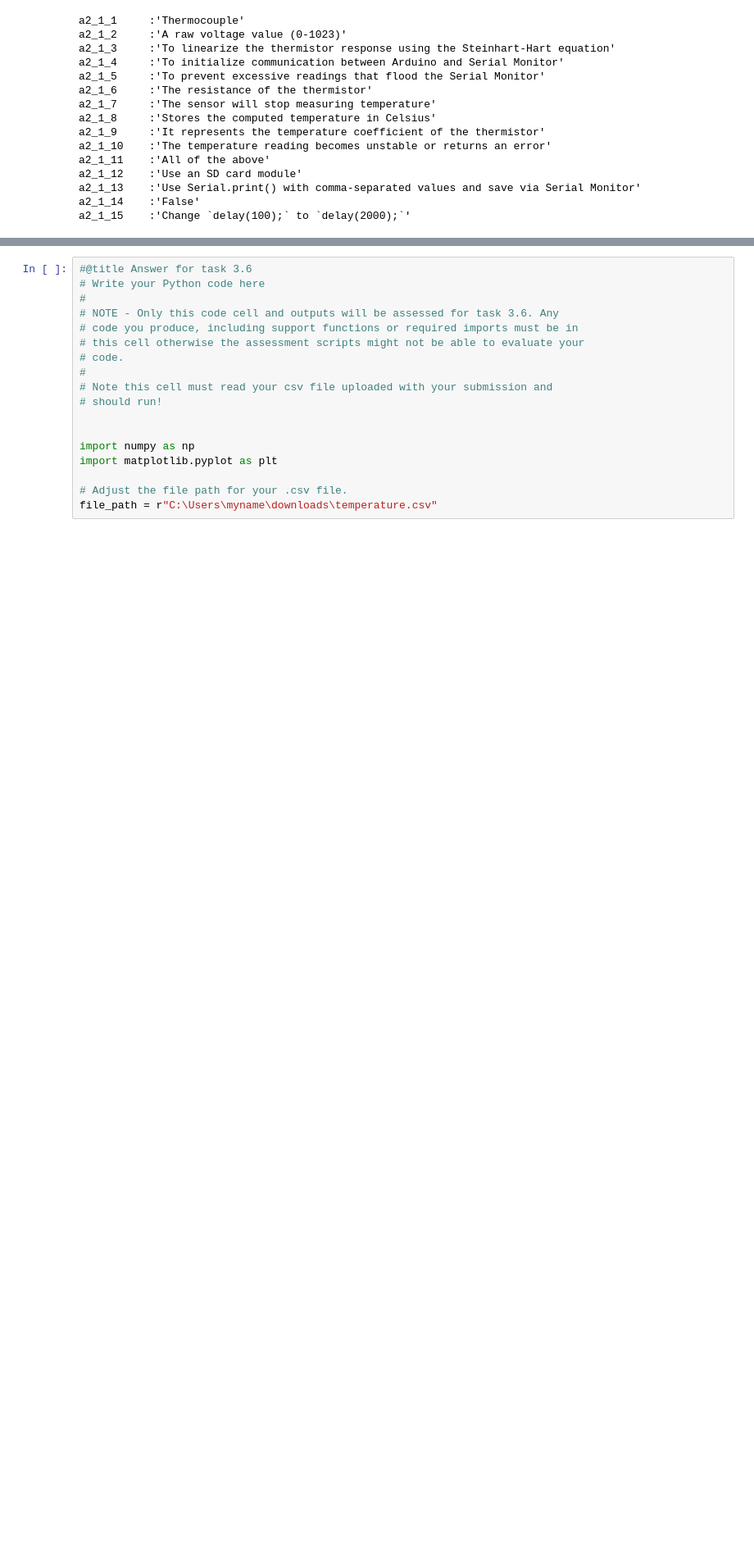
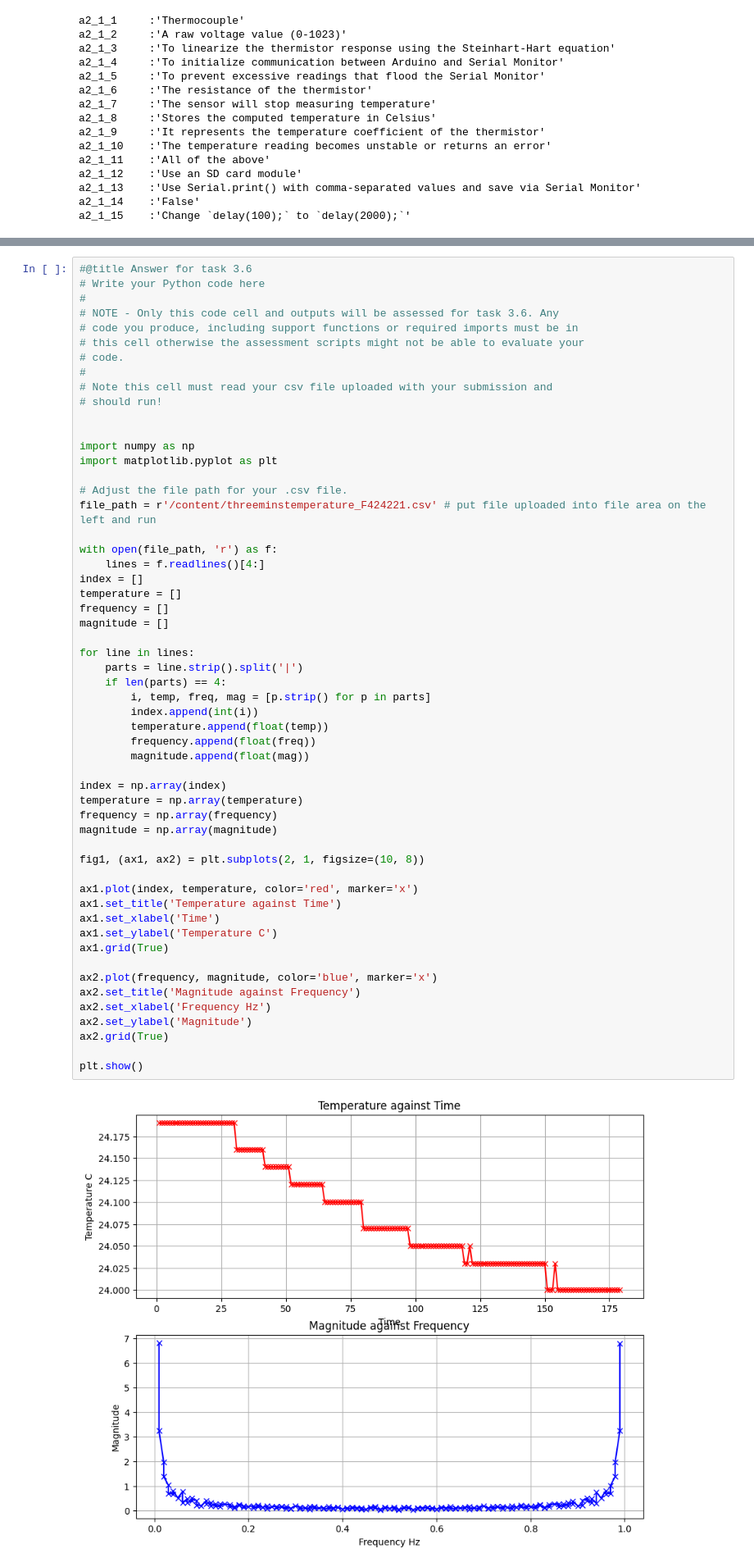
Before and after one commit to elliotb01/dynamic-temperature-monitor-arduino, a Jupyter notebook: 24WSA024_JNB_Arduino_Coursework_Final_2025S2(V1).ipynb, the cells around one changed output, grey strips where cells are left out. Shown at 82% size. Cells and saved outputs as stored; diff of their text form; blank space fills up the shorter version.

```diff
--- a/24WSA024_JNB_Arduino_Coursework_Final_2025S2(V1).ipynb
+++ b/24WSA024_JNB_Arduino_Coursework_Final_2025S2(V1).ipynb
@@ -897,21 +897,60 @@ After the correct amount of time I stopped recording and saved it to my OneDrive
 # %%
 #@title Answer for task 3.6
 # Write your Python code here
 #
 # NOTE - Only this code cell and outputs will be assessed for task 3.6. Any
 # code you produce, including support functions or required imports must be in
 # this cell otherwise the assessment scripts might not be able to evaluate your
 # code.
 #
 # Note this cell must read your csv file uploaded with your submission and
 # should run!
 
 
 import numpy as np
 import matplotlib.pyplot as plt
 
 # Adjust the file path for your .csv file.
-file_path = r"C:\Users\myname\downloads\temperature.csv"
+file_path = r'/content/threeminstemperature_F424221.csv' # put file uploaded into file area on the left and run
+
+with open(file_path, 'r') as f:
+    lines = f.readlines()[4:]
+index = []
+temperature = []
+frequency = []
+magnitude = []
+
+for line in lines:
+    parts = line.strip().split('|')
+    if len(parts) == 4:
+        i, temp, freq, mag = [p.strip() for p in parts]
+        index.append(int(i))
+        temperature.append(float(temp))
+        frequency.append(float(freq))
+        magnitude.append(float(mag))
+
+index = np.array(index)
+temperature = np.array(temperature)
+frequency = np.array(frequency)
+magnitude = np.array(magnitude)
+
+fig1, (ax1, ax2) = plt.subplots(2, 1, figsize=(10, 8))
+
+ax1.plot(index, temperature, color='red', marker='x')
+ax1.set_title('Temperature against Time')
+ax1.set_xlabel('Time')
+ax1.set_ylabel('Temperature C')
+ax1.grid(True)
+
+ax2.plot(frequency, magnitude, color='blue', marker='x')
+ax2.set_title('Magnitude against Frequency')
+ax2.set_xlabel('Frequency Hz')
+ax2.set_ylabel('Magnitude')
+ax2.grid(True)
+
+plt.show()
+# %% [output]
+[figure, added]
 # %% [markdown]
 # **Task 4: Adaptive Sampling Rate Optimization (35 marks)**
 
```
